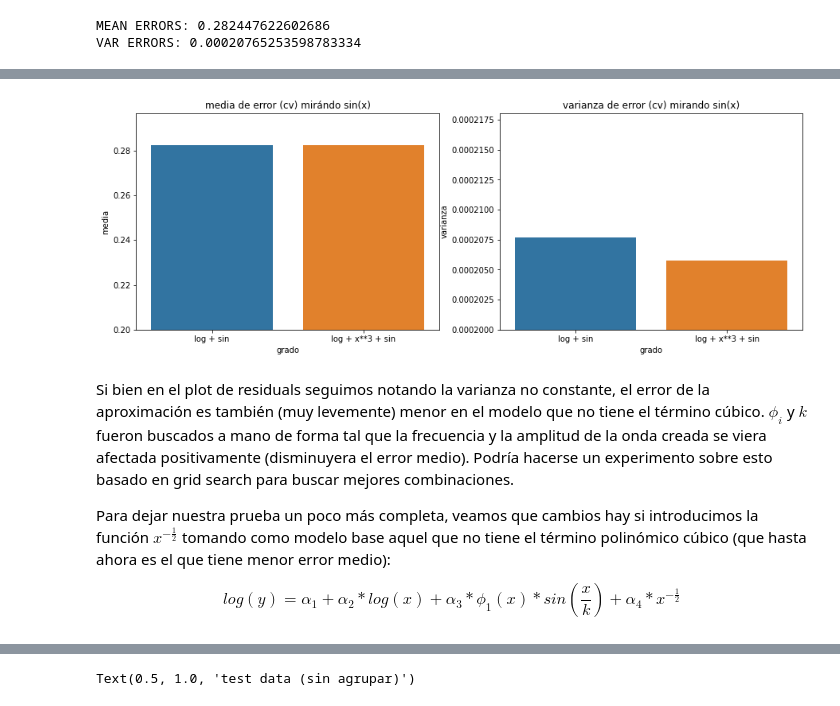
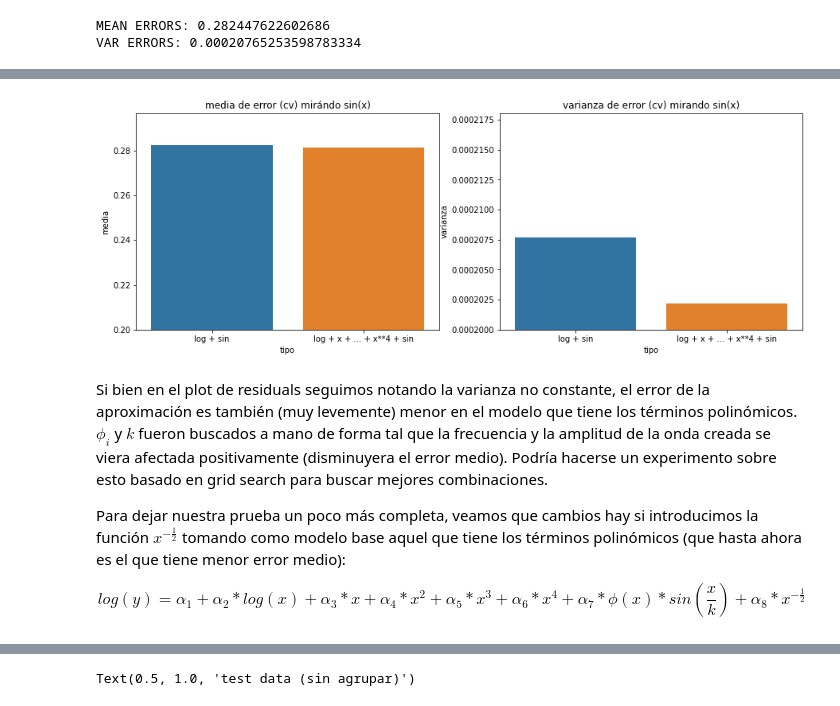
Before and after one commit to fzanollo/metodos-num, a Jupyter notebook: tp3/notebooks/Precios.ipynb, the cells around one changed output, grey strips where cells are left out. Cells and saved outputs as stored; diff of their text form; code cells hidden in the pictures.

```diff
--- a/tp3/notebooks/PruebaDeConcepto-Final.ipynb
+++ b/tp3/notebooks/Precios.ipynb
@@ -537,25 +540,25 @@ VAR ERRORS: 0.00020577697662393127
 # %%
-labels=["log + sin", "log + x**3 + sin"]
+labels=["log + sin", "log + x + ... + x**4 + sin"]
 
 g, axes = plt.subplots(1, 2, figsize=(15, 5))
 
 ax = sns.barplot(y=all_means, x=labels, ax=axes[0])
 ax.set_title("media de error (cv) mirándo sin(x)")
-ax.set(xlabel="grado", ylabel="media")
+ax.set(xlabel="tipo", ylabel="media")
 ax.set_ylim(ymin=0.2)
 
 ax = sns.barplot(y=all_vars, x=labels, ax=axes[1])
 ax.set_title("varianza de error (cv) mirando sin(x)")
-ax.set(xlabel="grado", ylabel="varianza")
+ax.set(xlabel="tipo", ylabel="varianza")
 ax.set_ylim(ymin=0.0002)
 
 plt.show()
 # %% [output]
-[figure, old version]
+[figure, new version]
 # %% [markdown]
-Si bien en el plot de residuals seguimos notando la varianza no constante, el error de la aproximación es también (muy levemente) menor en el modelo que no tiene el término cúbico. $\phi_i$ y $k$ fueron buscados a mano de forma tal que la frecuencia y la amplitud de la onda creada se viera afectada positivamente (disminuyera el error medio). Podría hacerse un experimento sobre esto basado en grid search para buscar mejores combinaciones.
+Si bien en el plot de residuals seguimos notando la varianza no constante, el error de la aproximación es también (muy levemente) menor en el modelo que tiene los términos polinómicos. $\phi_i$ y $k$ fueron buscados a mano de forma tal que la frecuencia y la amplitud de la onda creada se viera afectada positivamente (disminuyera el error medio). Podría hacerse un experimento sobre esto basado en grid search para buscar mejores combinaciones.
 
-Para dejar nuestra prueba un poco más completa, veamos que cambios hay si introducimos la función $x^{-\frac{1}{2}}$ tomando como modelo base aquel que no tiene el término polinómico cúbico (que hasta ahora es el que tiene menor error medio):
+Para dejar nuestra prueba un poco más completa, veamos que cambios hay si introducimos la función $x^{-\frac{1}{2}}$ tomando como modelo base aquel que tiene los términos polinómicos (que hasta ahora es el que tiene menor error medio):
 
-$$log(y) = \alpha_1 + \alpha_2 * log(x) + \alpha_3 * \phi_1(x) * sin(\frac{x}{k}) + \alpha_4 * x^{-\frac{1}{2}} $$
+$$log(y) = \alpha_1 + \alpha_2 * log(x) + \alpha_3 * x + \alpha_4 * x^2 + \alpha_5 * x^3 + \alpha_6 * x^4 + \alpha_7 * \phi(x) * sin(\frac{x}{k}) + \alpha_8 * x^{-\frac{1}{2}}$$
 # %%
```
Also changed, not shown: parts of 17 cells of this notebook, 3 other files.
